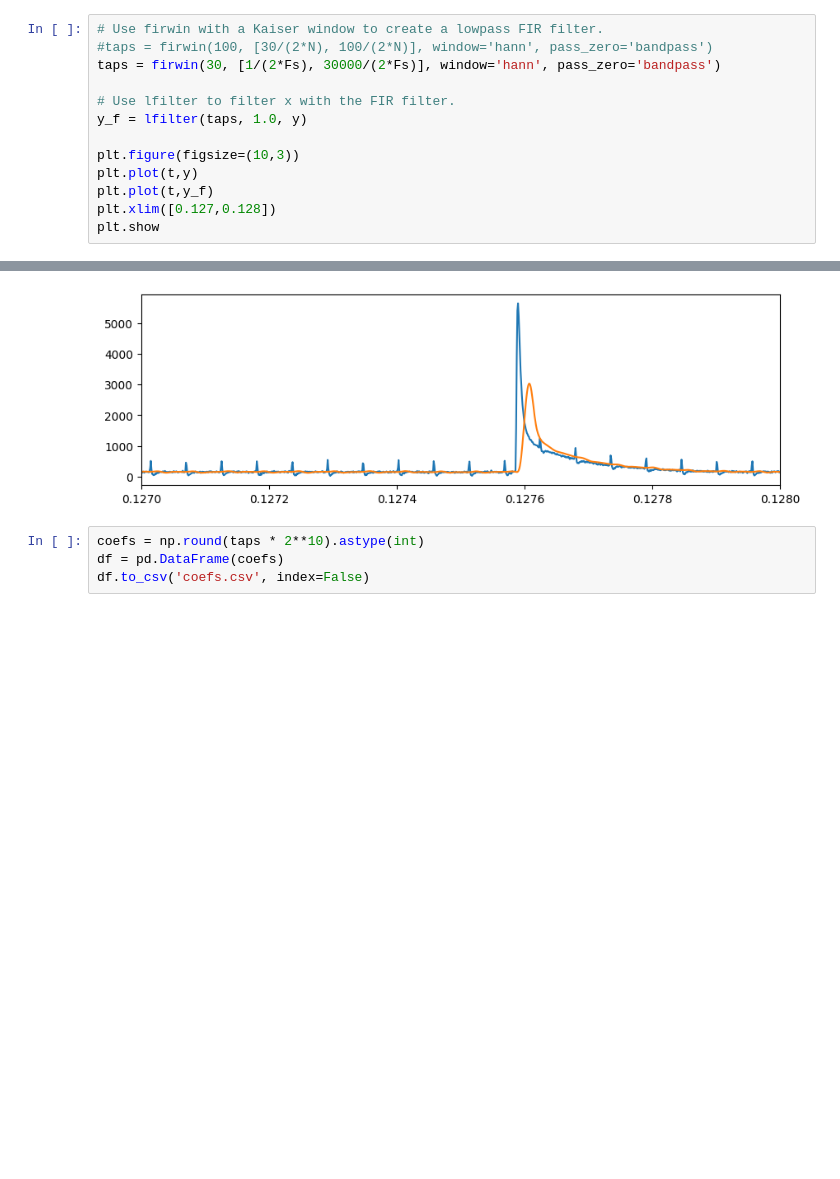
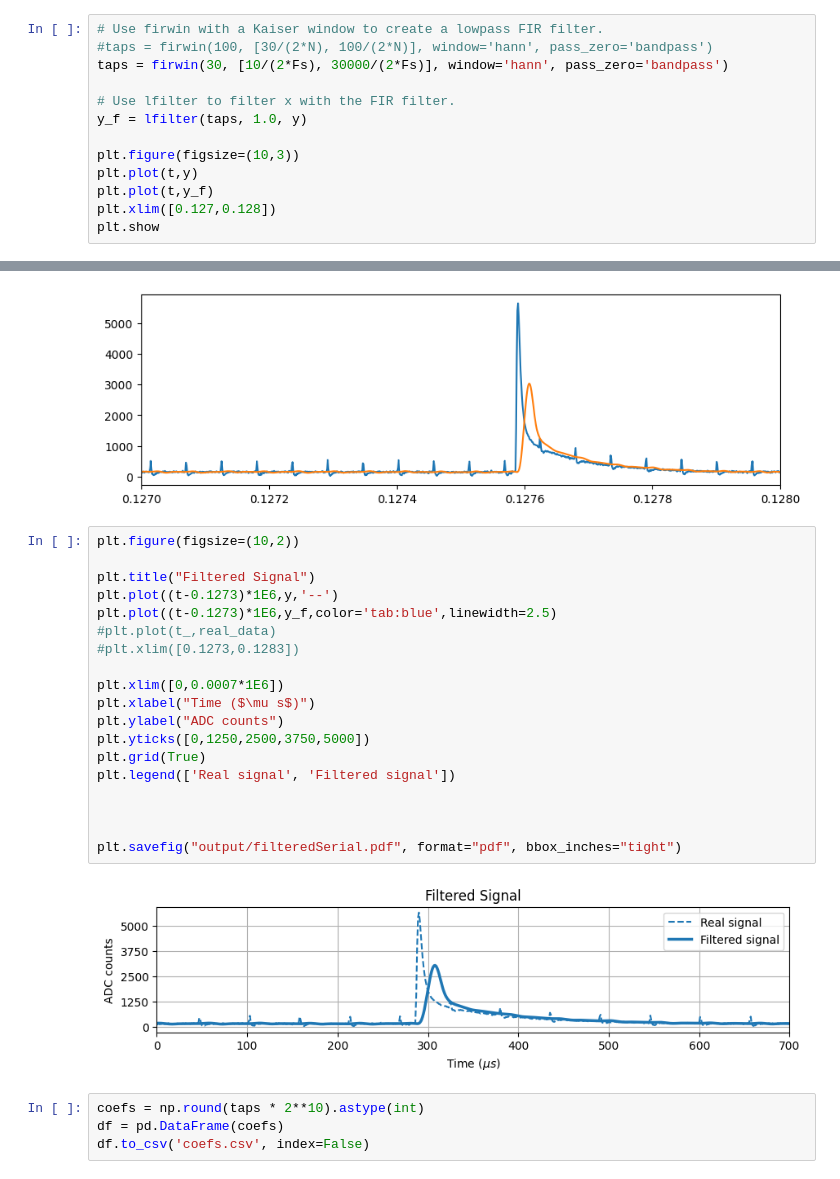
Before and after one commit to fabioc9675/TrapezoidalShaper_Prj, a Jupyter notebook: Notebooks/FilterDesign.ipynb, the cells around one changed output, grey strips where cells are left out. Cells and saved outputs as stored; diff of their text form; blank space fills up the shorter version.

```diff
--- a/Notebooks/FilterDesign.ipynb
+++ b/Notebooks/FilterDesign.ipynb
@@ -56,7 +56,7 @@ plt.plot(f,np.abs(Y))
 # %%
 # Use firwin with a Kaiser window to create a lowpass FIR filter.
 #taps = firwin(100, [30/(2*N), 100/(2*N)], window='hann', pass_zero='bandpass')
-taps = firwin(30, [1/(2*Fs), 30000/(2*Fs)], window='hann', pass_zero='bandpass')
+taps = firwin(30, [10/(2*Fs), 30000/(2*Fs)], window='hann', pass_zero='bandpass')
 
 # Use lfilter to filter x with the FIR filter.
 y_f = lfilter(taps, 1.0, y)
@@ -69,6 +69,27 @@ plt.show
 # %% [output]
 <function matplotlib.pyplot.show(close=None, block=None)>
 [figure]
+# %%
+plt.figure(figsize=(10,2))
+
+plt.title("Filtered Signal")
+plt.plot((t-0.1273)*1E6,y,'--')
+plt.plot((t-0.1273)*1E6,y_f,color='tab:blue',linewidth=2.5)
+#plt.plot(t_,real_data)
+#plt.xlim([0.1273,0.1283])
+
+plt.xlim([0,0.0007*1E6])
+plt.xlabel("Time ($\mu s$)")
+plt.ylabel("ADC counts")
+plt.yticks([0,1250,2500,3750,5000])
+plt.grid(True)
+plt.legend(['Real signal', 'Filtered signal'])
+
+
+
+plt.savefig("output/filteredSerial.pdf", format="pdf", bbox_inches="tight")
+# %% [output]
+[figure, added]
 # %%
 coefs = np.round(taps * 2**10).astype(int)
 df = pd.DataFrame(coefs)
```
Also changed, not shown: 6 other files.
